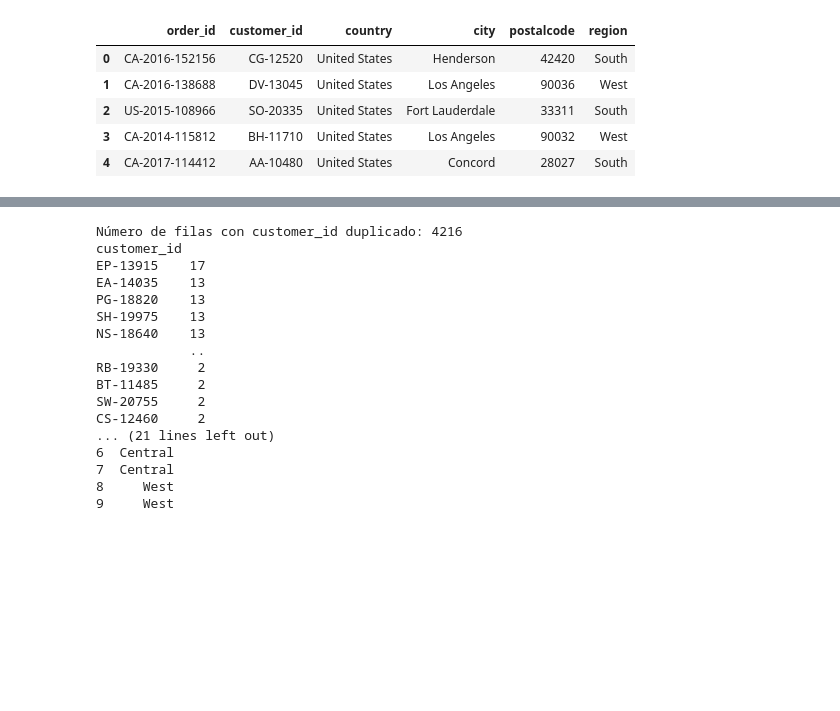
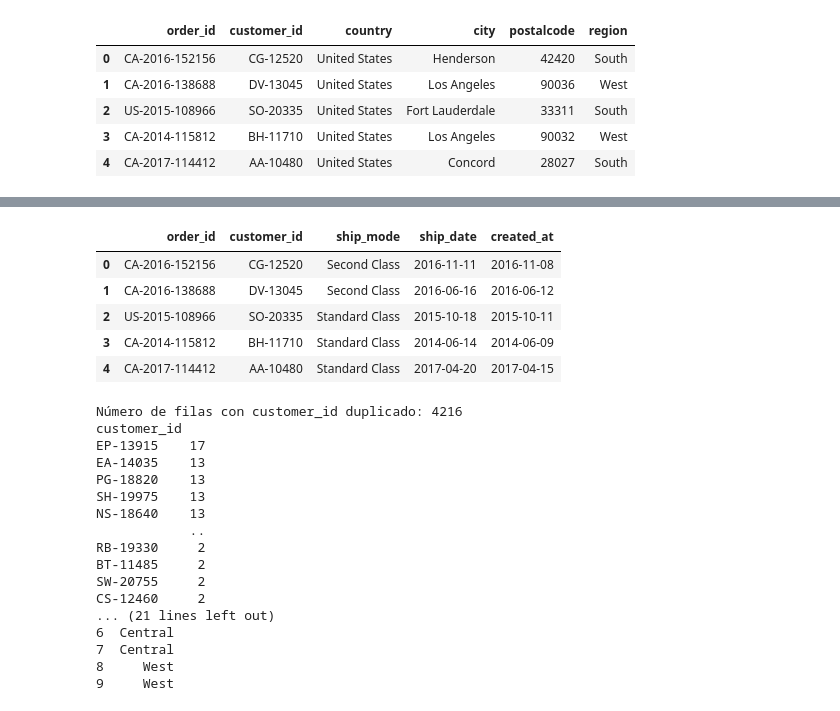
Before and after one commit to bruno-aro/SQL_ECommerce_Project, a Jupyter notebook: Project_5.ipynb, the cells around one changed output, grey strips where cells are left out. Saved outputs shown, nothing was run; the diff lists cells and outputs as text; code cells hidden in the pictures; blank space fills up the shorter version.

```diff
--- a/Project_5.ipynb
+++ b/Project_5.ipynb
@@ -438,3 +457,14 @@ df.address.head(5)
+# %%
+df.orders = pd.read_csv("orders.csv", encoding="latin-1")
+
+df.orders.head(5)
+# %% [output]
+|  | order_id | customer_id | ship_mode | ship_date | created_at |
+| 0 | CA-2016-152156 | CG-12520 | Second Class | 2016-11-11 | 2016-11-08 |
+| 1 | CA-2016-138688 | DV-13045 | Second Class | 2016-06-16 | 2016-06-12 |
+| 2 | US-2015-108966 | SO-20335 | Standard Class | 2015-10-18 | 2015-10-11 |
+| 3 | CA-2014-115812 | BH-11710 | Standard Class | 2014-06-14 | 2014-06-09 |
+| 4 | CA-2017-114412 | AA-10480 | Standard Class | 2017-04-20 | 2017-04-15 |
 # %%
 import pandas as pd
 
```
Also changed, not shown: parts of 16 cells of this notebook, 2 other files.
